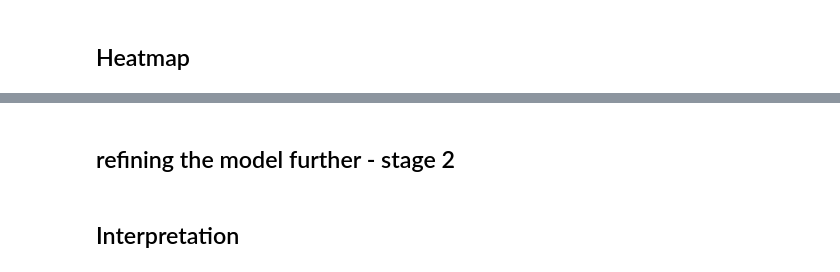
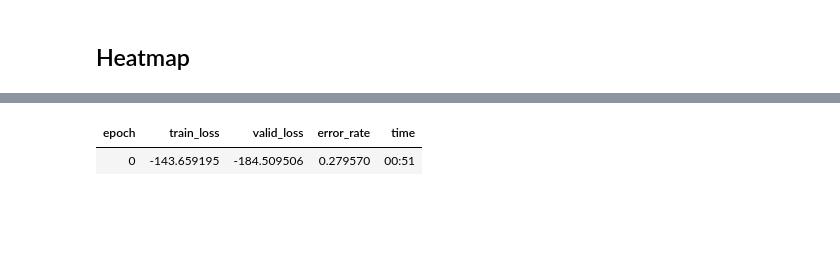
Before and after one commit to XateroX/MachineLearning-3DAnderson, a Jupyter notebook: current/GColab_AM_Train_3D_FastAI_ResNet.ipynb, the cells around one changed output, grey strips where cells are left out. Drawn from its saved outputs; the diff is of its cells as text; code cells hidden in the pictures; blank space fills up the shorter version.

```diff
--- a/current/GColab_AM_Train_3D_FastAI_ResNet.ipynb
+++ b/current/GColab_AM_Train_3D_FastAI_ResNet.ipynb
@@ -234,0 +433,3 @@ LR Finder is complete, type {learner_name}.recorder.plot() to see the graph.
+# %%
+learn.load('/content/drive/MyDrive/ModelStages/'+c_model+'/epochs-45');
+learn.load('/content/drive/MyDrive/ModelStages/'+'resnet18_error_rate_loss=CrossEntropyLoss'+'/epochs-45');
@@ -275,2 +483,0 @@ show_heatmap(avg_acts)
-# %%
-learn.load('stage-0');
@@ -285,6 +484,10 @@ learn.recorder.plot()
-# %%
-learn.fit_one_cycle(myepoch1, max_lr=slice(3e-6,3e-4))
+# %%
+learn.load('/content/drive/MyDrive/ModelStages/resnet50/epochs-210');
+learn.unfreeze();
+#learn.lr_find()
+#learn.recorder.plot()
 # %%
-learn.save('stage-1')
+learn.fit_one_cycle(1, lr)
+# %% [output]
+| epoch | train_loss | valid_loss | error_rate | time |
+| 0 | -143.659195 | -184.509506 | 0.279570 | 00:51 |
-# %% [markdown]
-## refining the model further - stage 2
@@ -300,2 +493,0 @@ learn.save('stage-2')
-# %% [markdown]
-## Interpretation
```
Also changed, not shown: parts of 61 cells of this notebook, 1 other file.
